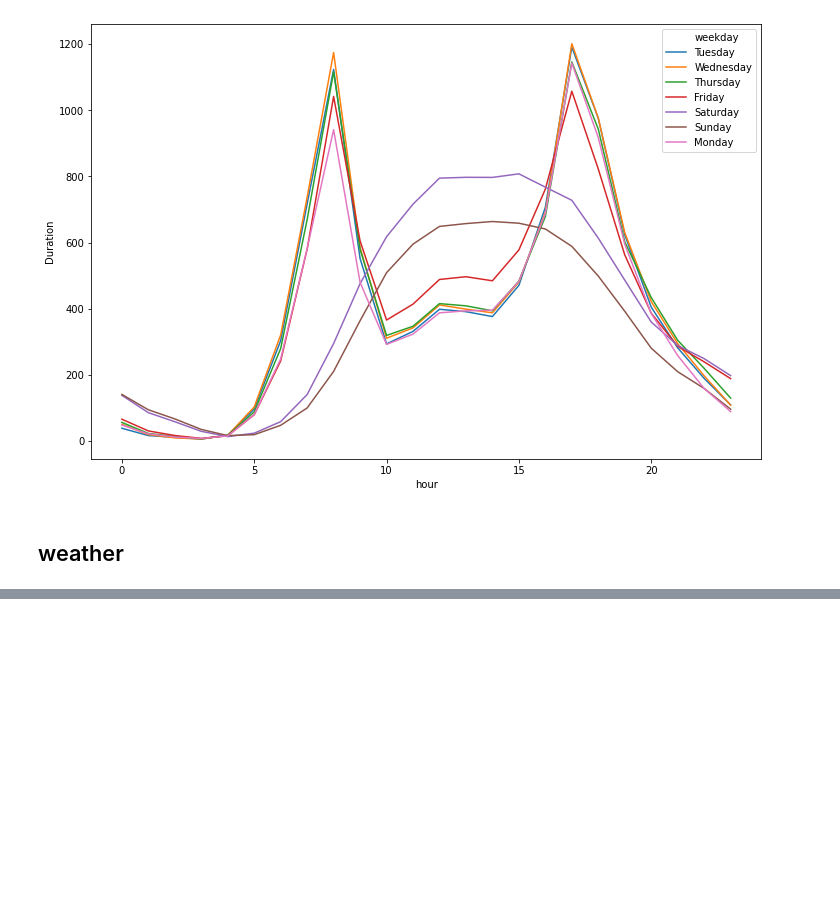
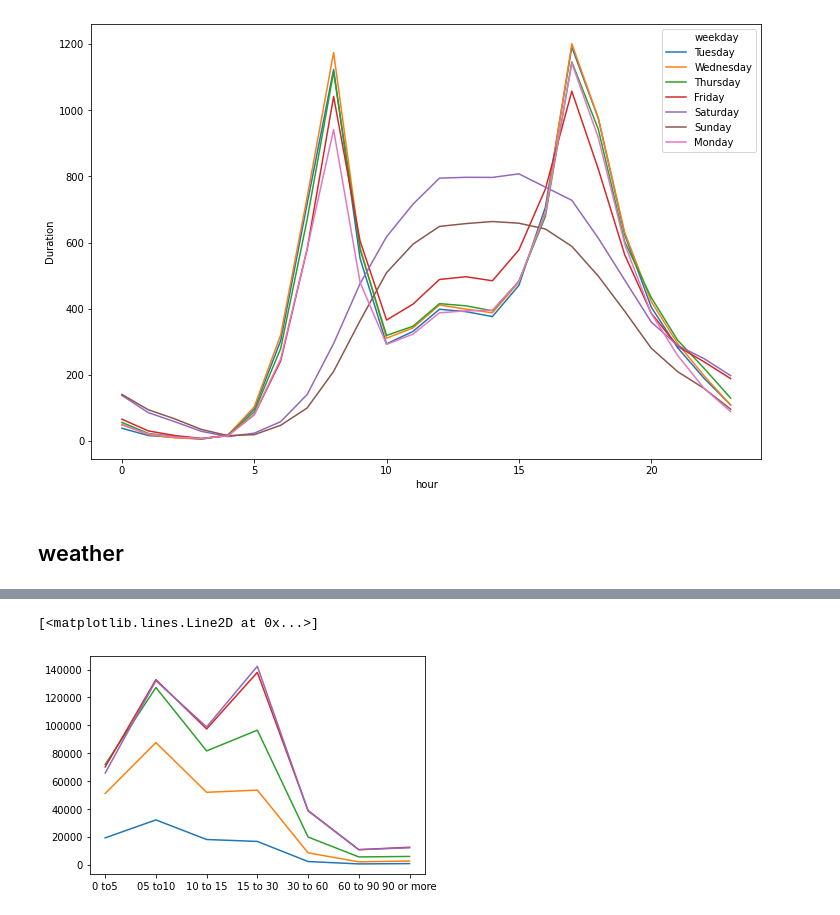
Before and after one commit to GesaJo/Capital-Bike-Dashboard, a Jupyter notebook: Project Capital Bike.ipynb, the cells around one changed output, grey strips where cells are left out. Drawn from its saved outputs; the diff is of its cells as text; code cells hidden in the pictures; blank space fills up the shorter version.

```diff
--- a/Project Capital Bike.ipynb
+++ b/Project Capital Bike.ipynb
@@ -346,0 +372,9 @@ df_plus.groupby("day").mean()
+# %%
+plt.plot(df_plus[df_plus["TAVG"]<0][:500000].groupby("Duration_bins").count()["Duration"].index, df_plus[df_plus["TAVG"]<0][:500000].groupby("Duration_bins").count()["Duration"])
+plt.plot(df_plus[df_plus["TAVG"]>0][:500000].groupby("Duration_bins").count()["Duration"].index, df_plus[(df_plus["TAVG"]>0) & (df_plus["TAVG"]<5)][:500000].groupby("Duration_bins").count()["Duration"])
+plt.plot(df_plus[df_plus["TAVG"]>5][:500000].groupby("Duration_bins").count()["Duration"].index, df_plus[(df_plus["TAVG"]>5) & (df_plus["TAVG"]<10)][:500000].groupby("Duration_bins").count()["Duration"])
+plt.plot(df_plus[df_plus["TAVG"]>5][:500000].groupby("Duration_bins").count()["Duration"].index, df_plus[(df_plus["TAVG"]>10) & (df_plus["TAVG"]<20)][:500000].groupby("Duration_bins").count()["Duration"])
+plt.plot(df_plus[df_plus["TAVG"]>5][:500000].groupby("Duration_bins").count()["Duration"].index, df_plus[(df_plus["TAVG"]>20)][:500000].groupby("Duration_bins").count()["Duration"])
+# %% [output]
+[<matplotlib.lines.Line2D at 0x...>]
+[figure, added]
```
Also changed, not shown: parts of 20 cells of this notebook, 4 other files.
